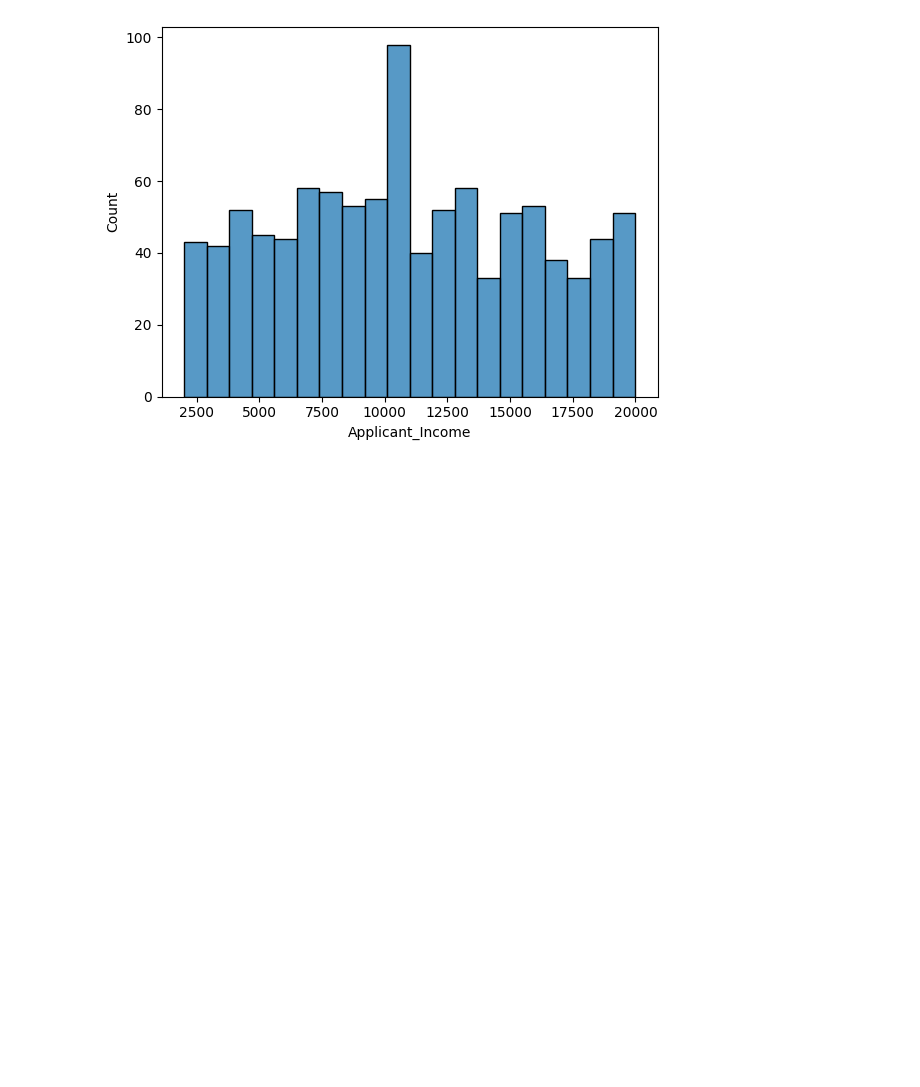
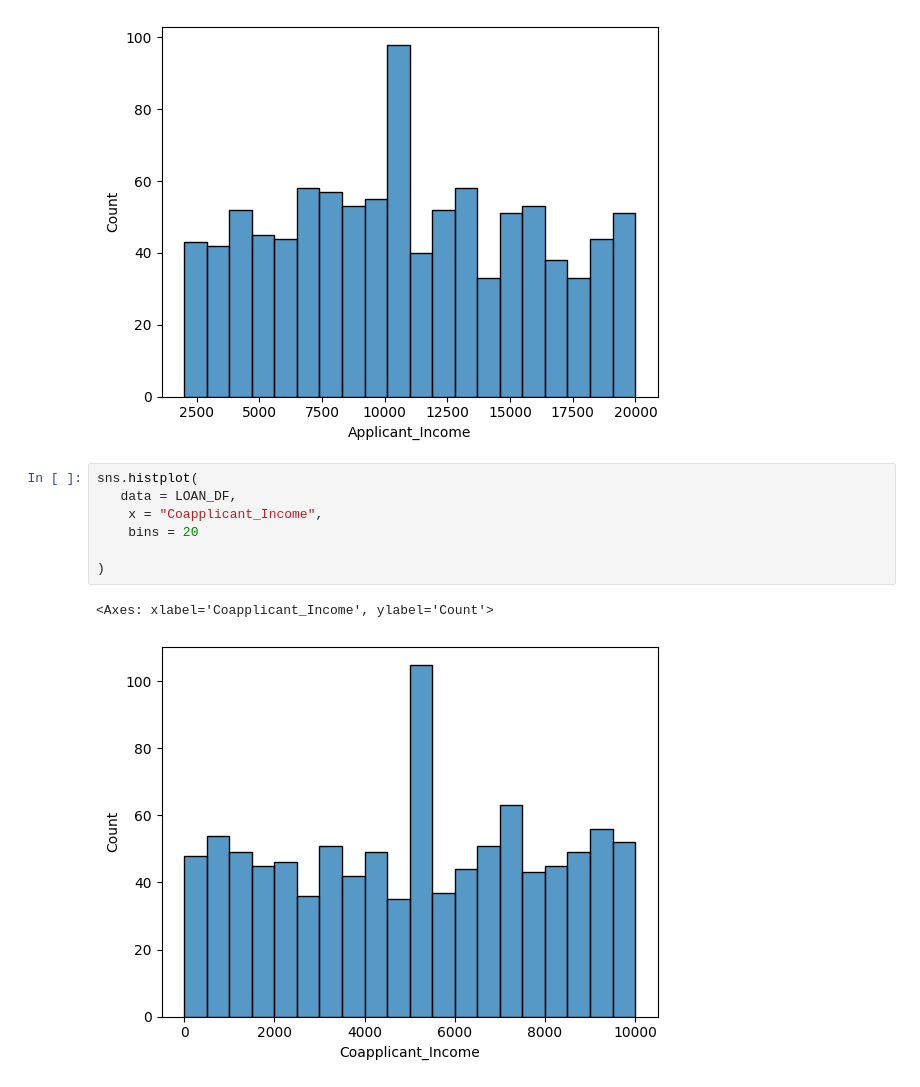
Before and after one commit to FatimaAjmal89/CreditWise_Loan_System, a Jupyter notebook: project.ipynb, the cells around one changed output. Cells and saved outputs as stored; diff of their text form; blank space fills up the shorter version.

```diff
--- a/project.ipynb
+++ b/project.ipynb
@@ -109,3 +109,13 @@ sns.histplot(
 # %% [output]
 <Axes: xlabel='Applicant_Income', ylabel='Count'>
 [figure]
+# %%
+sns.histplot(
+   data = LOAN_DF,
+    x = "Coapplicant_Income",
+    bins = 20
+
+)
+# %% [output]
+<Axes: xlabel='Coapplicant_Income', ylabel='Count'>
+[figure, added]
```
Also changed, not shown: parts of 2 cells of this notebook.
